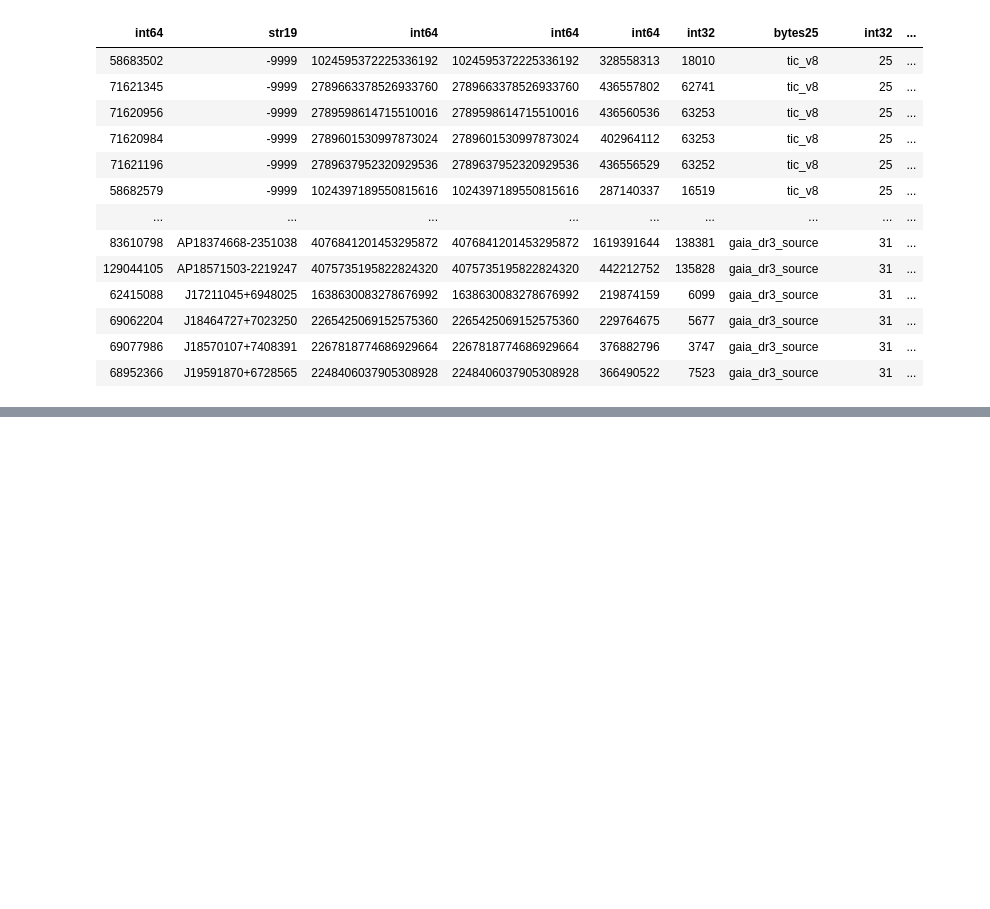
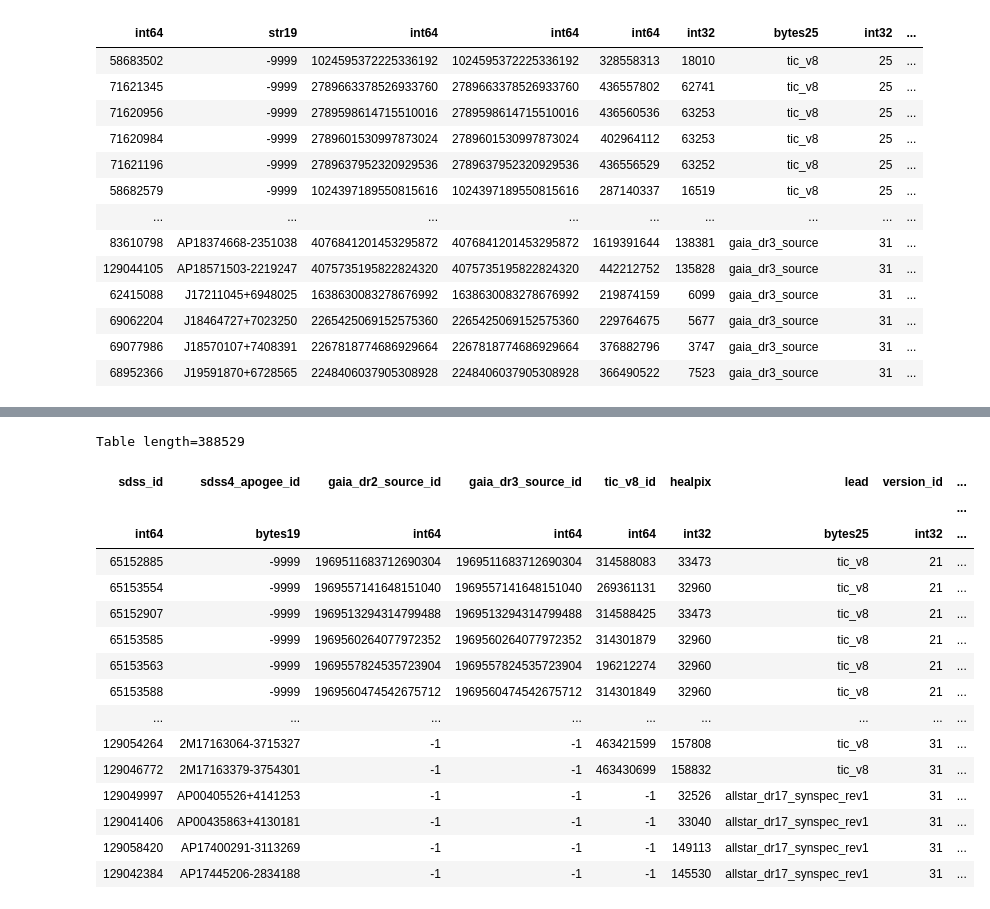
Before and after one commit to Zabdiel-Sanchez/2025_AST4300_Project3, a Jupyter notebook: PaperMakeTables.ipynb, the cells around one changed output, grey strips where cells are left out. Drawn from its saved outputs; the diff is of its cells as text; code cells hidden in the pictures; blank space fills up the shorter version.

```diff
--- a/PaperMakeTables.ipynb
+++ b/PaperMakeTables.ipynb
@@ -174,2 +215,3 @@ DR19seisages_samp.write('DR19_SeisAges_Sample.fits')
 # %%
-test=Table.read('DR19_SeisAges_Sample.fits')
+
+DR19seisages_samp=Table.read('DR19_SeisAges_Sample.fits')
@@ -195,0 +238,29 @@ Table length=425632
+# %%
+#Zabdiel Sanchez
+tess_apokasc2=Table.read('TESS_APOKASC2_Comparison.csv', format='ascii')
+tess_apokasc2['TIC'].name='tic_v8_id'
+tess_apokasc2['TESS_predicted_Gyr'].name='ZS_TESS_training_Age'
+tess_apokasc2['APOKASC2_predicted_Gyr'].name='ZS_AP2_training_Age'
+tess_apokasc2simple=Table(tess_apokasc2['tic_v8_id', 'ZS_TESS_training_Age', 'ZS_AP2_training_Age'])
+DR19seisages_samp_train4=join(DR19seisages_samp, tess_apokasc2simple, join_type='left')
+DR19seisages_samp_train4=unique(DR19seisages_samp_train4, keys='catalogid')
+# %%
+DR19seisages_samp_train4
+# %% [output]
+Table length=388529
+| sdss_id | sdss4_apogee_id | gaia_dr2_source_id | gaia_dr3_source_id | tic_v8_id | healpix | lead | version_id | ... |
+|  |  |  |  |  |  |  |  | ... |
+| int64 | bytes19 | int64 | int64 | int64 | int32 | bytes25 | int32 | ... |
+| 65152885 | -9999 | 1969511683712690304 | 1969511683712690304 | 314588083 | 33473 | tic_v8 | 21 | ... |
+| 65153554 | -9999 | 1969557141648151040 | 1969557141648151040 | 269361131 | 32960 | tic_v8 | 21 | ... |
+| 65152907 | -9999 | 1969513294314799488 | 1969513294314799488 | 314588425 | 33473 | tic_v8 | 21 | ... |
+| 65153585 | -9999 | 1969560264077972352 | 1969560264077972352 | 314301879 | 32960 | tic_v8 | 21 | ... |
+| 65153563 | -9999 | 1969557824535723904 | 1969557824535723904 | 196212274 | 32960 | tic_v8 | 21 | ... |
+| 65153588 | -9999 | 1969560474542675712 | 1969560474542675712 | 314301849 | 32960 | tic_v8 | 21 | ... |
+| ... | ... | ... | ... | ... | ... | ... | ... | ... |
+| 129054264 | 2M17163064-3715327 | -1 | -1 | 463421599 | 157808 | tic_v8 | 31 | ... |
+| 129046772 | 2M17163379-3754301 | -1 | -1 | 463430699 | 158832 | tic_v8 | 31 | ... |
+| 129049997 | AP00405526+4141253 | -1 | -1 | -1 | 32526 | allstar_dr17_synspec_rev1 | 31 | ... |
+| 129041406 | AP00435863+4130181 | -1 | -1 | -1 | 33040 | allstar_dr17_synspec_rev1 | 31 | ... |
+| 129058420 | AP17400291-3113269 | -1 | -1 | -1 | 149113 | allstar_dr17_synspec_rev1 | 31 | ... |
+| 129042384 | AP17445206-2834188 | -1 | -1 | -1 | 145530 | allstar_dr17_synspec_rev1 | 31 | ... |
```
Also changed, not shown: parts of 20 cells of this notebook.
